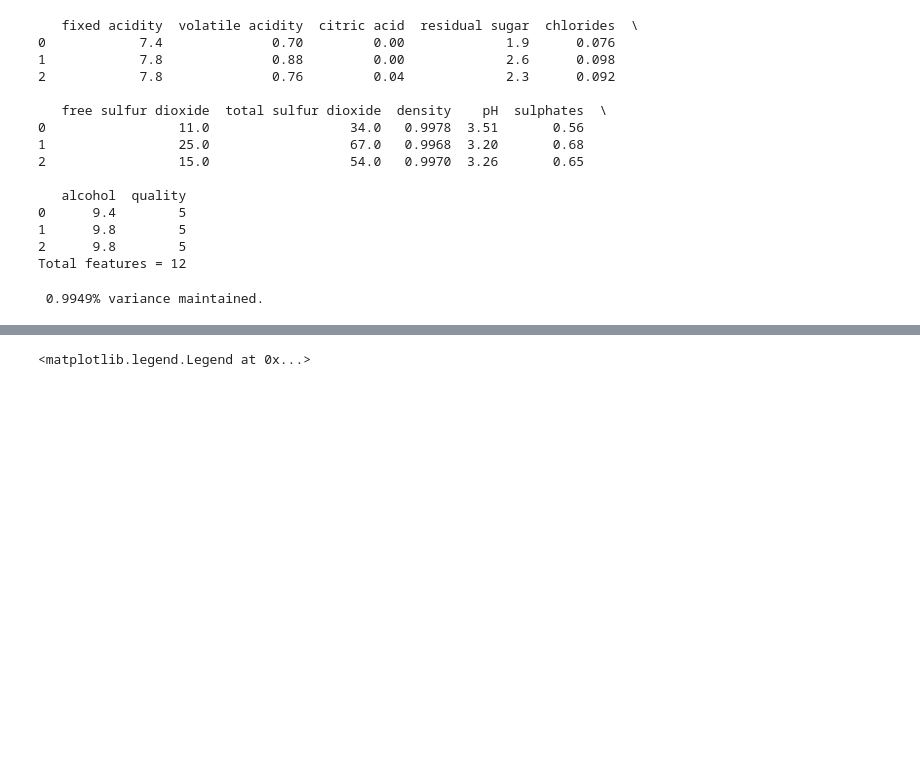
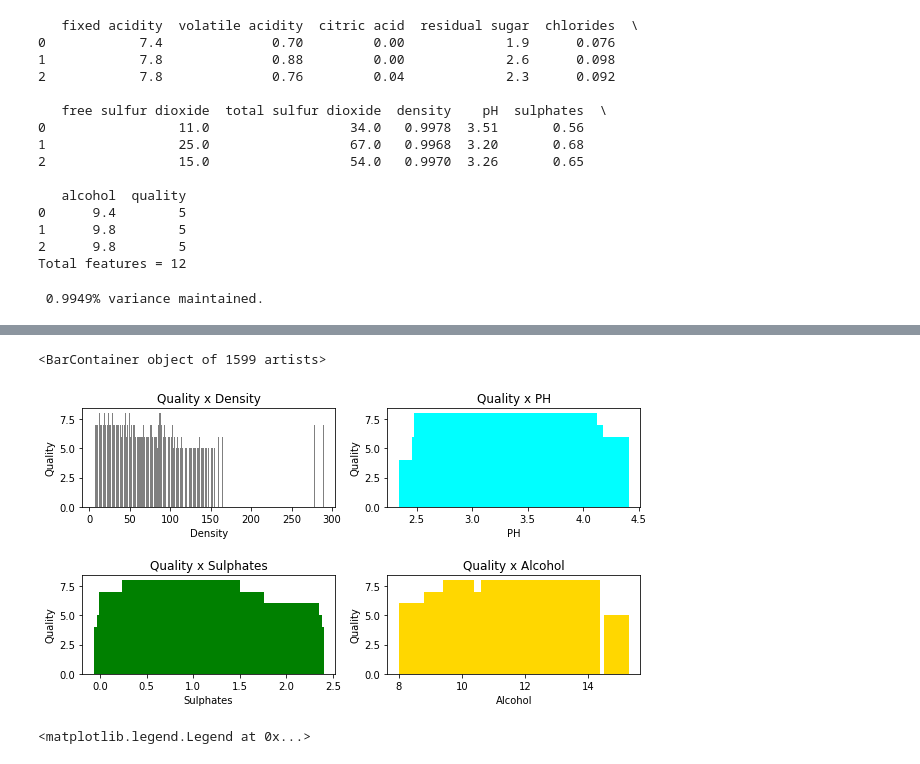
Before and after one commit to HenriqueLBorges/red_wine_classification, a Jupyter notebook: wine_classification.ipynb, the cells around one changed output, grey strips where cells are left out. Drawn from its saved outputs; the diff is of its cells as text; code cells hidden in the pictures; blank space fills up the shorter version.

```diff
--- a/wine_classification.ipynb
+++ b/wine_classification.ipynb
@@ -65 +116,34 @@ print (str('% 6.4f' % np.sum(pca.explained_variance_ratio_)) + '% variance maint
+# %%
+fig = plt.figure(figsize=(10, 10))
+
+#Plot the data in a 2 dimension graph
+ax = fig.add_subplot(grid[0:2, 0:5])
+ax.set_title('Quality x Density')
+ax.set_xlabel('Density')
+ax.set_ylabel('Quality')
+plt.bar(X['total sulfur dioxide'], Y, color=['gray'])
+
+#Plot the data in a 2 dimension graph
+ax = fig.add_subplot(grid[0:2, 5:10])
+ax.set_title('Quality x PH')
+ax.set_xlabel('PH')
+ax.set_ylabel('Quality')
+plt.bar(X['pH'], Y, color=['aqua'])
+
+#Plot the data in a 2 dimension graph
+ax = fig.add_subplot(grid[3:5, 0:5])
+ax.set_title('Quality x Sulphates')
+ax.set_xlabel('Sulphates')
+ax.set_ylabel('Quality')
+plt.bar(X['sulphates'], Y, color=['green'])
+
+#Plot the data in a 2 dimension graph
+ax = fig.add_subplot(grid[3:5, 5:10])
+ax.set_title('Quality x Alcohol')
+ax.set_xlabel('Alcohol')
+ax.set_ylabel('Quality')
+plt.bar(X['alcohol'], Y, color=['gold'])
+# %% [output]
+<BarContainer object of 1599 artists>
+[figure, added]
 # %%
```
Also changed, not shown: parts of 4 cells of this notebook.
